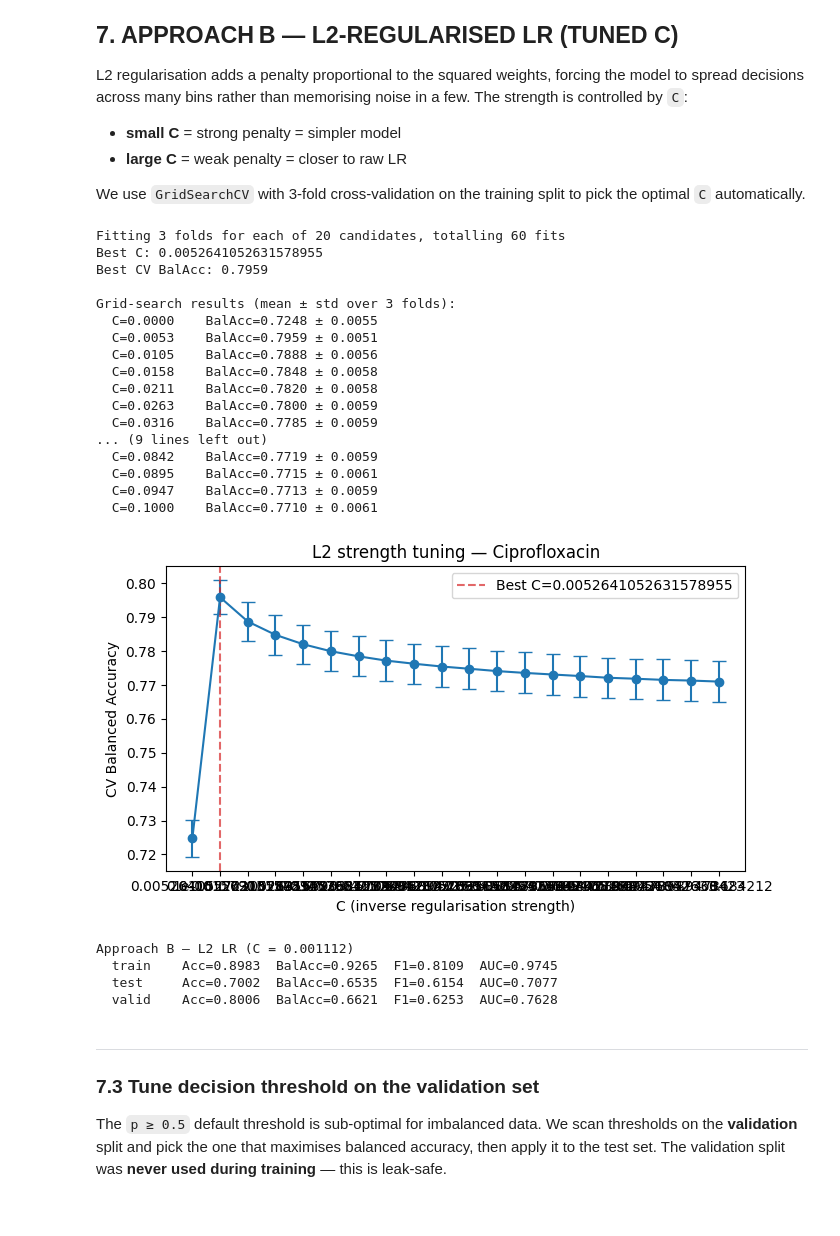
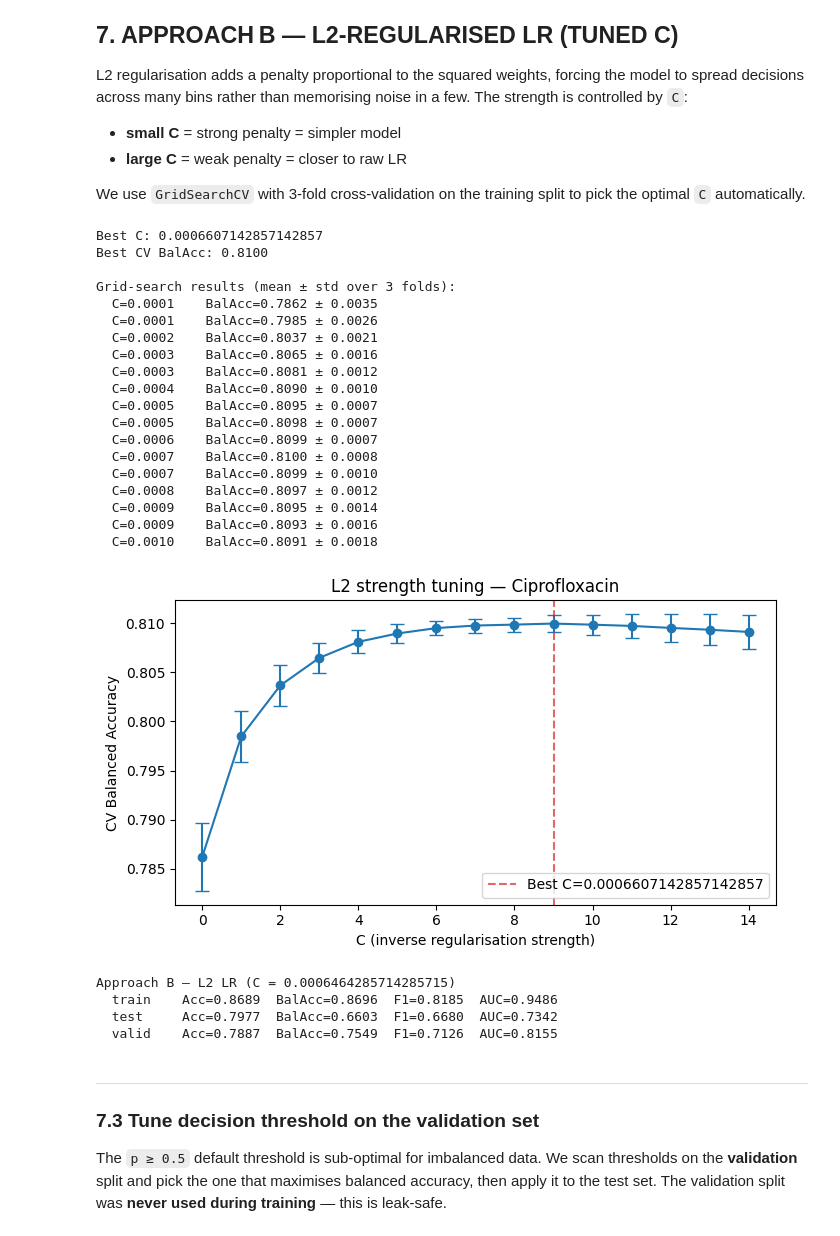
Before and after one commit to asd-standard/maldi-amr-analysis, a Jupyter notebook: 0-0-2-LogisticAnalysis/0-0-2-LogisticAnalysis.ipynb, the cells around one changed output. Saved outputs shown, nothing was run; the diff lists cells and outputs as text; code cells hidden in the pictures.

```diff
--- a/0-0-2-LogisticAnalysis/0-0-2-LogisticAnalysis.ipynb
+++ b/0-0-2-LogisticAnalysis/0-0-2-LogisticAnalysis.ipynb
@@ -77,12 +84,12 @@ np.random.seed(SEED)
 
 # --- Paths ---
 # Local (uncomment if running on your machine)
-DATA_DIR = Path("../../A2018/A2018")
-OUT_DIR  = Path("./results_baremetal")
+#DATA_DIR = Path("../../A2018/A2018")
+#OUT_DIR  = Path("./results_baremetal")
 
 # Colab (uncomment if running on Google Colab)
-# DATA_DIR = Path("/content/drive/MyDrive/Flower/Duroux_D_dirams/A2018/A2018")
-# OUT_DIR  = Path("/content/drive/MyDrive/Flower/Duroux_D_dirams/0-Analysis/0-0-2-LogisticAnalysis/results_baremetal")
+DATA_DIR = Path("/content/drive/MyDrive/Flower/Duroux_D_dirams/A2018/A2018")
+OUT_DIR  = Path("/content/drive/MyDrive/Flower/Duroux_D_dirams/0-Analysis/0-0-2-LogisticAnalysis/results_baremetal")
 
 SPECTRA_PATH   = DATA_DIR / "rawSpectra_data.npy"
 SPLITS_PATH    = DATA_DIR / "data_splits.csv"
@@ -327,8 +334,8 @@ to pick the optimal `C` automatically.
 # -----------------------------------------------------------------------------
 # 7.1  Grid-search the L2 strength C on the training split
 # -----------------------------------------------------------------------------
-
-C_grid = np.linspace(1*10**-6,0.1,20)
+'''
+C_grid = np.linspace(5*10**-5,1*10**-3,15)
 
 grid = GridSearchCV(
     LogisticRegression(penalty="l2", solver="lbfgs", class_weight="balanced", max_iter=5000, random_state=SEED),
@@ -337,52 +344,55 @@ grid = GridSearchCV(
     scoring="roc_auc",   # important for imbalanced data
     n_jobs=1,
     verbose=1,
 )
+
 grid.fit(X_train, y_train)
-
+'''
 print(f"Best C: {grid.best_params_['C']}")
 print(f"Best CV BalAcc: {grid.best_score_:.4f}")
 print()
 print("Grid‑search results (mean ± std over 3 folds):")
 cv_res = pd.DataFrame(grid.cv_results_)
 for _, row in cv_res.iterrows():
     print(f"  C={row['param_C']:<8.4f}  BalAcc={row['mean_test_score']:.4f} ± {row['std_test_score']:.4f}")
 
 # Plot C vs CV score
 fig, ax = plt.subplots(figsize=(7, 4))
 scores = cv_res["mean_test_score"].to_numpy()
 stds = cv_res["std_test_score"].to_numpy()
 ax.errorbar(range(len(C_grid)), scores, yerr=stds, fmt="o-", capsize=5, color="#1f77b4")
-ax.set_xticks(range(len(C_grid)))
-ax.set_xticklabels([str(c) for c in C_grid])
+#ax.set_xticks(range(len(C_grid)))
+#ax.set_xticklabels([str(c) for c in C_grid])
 ax.set_xlabel("C (inverse regularisation strength)")
 ax.set_ylabel("CV Balanced Accuracy")
 ax.set_title(f"L2 strength tuning — {DRUG}")
 best_idx = np.where(C_grid == grid.best_params_["C"])[0][0]
 ax.axvline(best_idx, color="#d62728", ls="--", alpha=0.7, label=f"Best C={grid.best_params_['C']}")
 ax.legend()
 plt.tight_layout()
 plt.savefig(OUT_DIR / "grid_cv_C.pdf", bbox_inches="tight")
 plt.show()
 # %% [output]
-Fitting 3 folds for each of 20 candidates, totalling 60 fits
-Best C: 0.0052641052631578955
-Best CV BalAcc: 0.7959
+Best C: 0.0006607142857142857
+Best CV BalAcc: 0.8100
 
 Grid‑search results (mean ± std over 3 folds):
-  C=0.0000    BalAcc=0.7248 ± 0.0055
-  C=0.0053    BalAcc=0.7959 ± 0.0051
-  C=0.0105    BalAcc=0.7888 ± 0.0056
-  C=0.0158    BalAcc=0.7848 ± 0.0058
-  C=0.0211    BalAcc=0.7820 ± 0.0058
-  C=0.0263    BalAcc=0.7800 ± 0.0059
-  C=0.0316    BalAcc=0.7785 ± 0.0059
-... (9 lines left out)
-  C=0.0842    BalAcc=0.7719 ± 0.0059
-  C=0.0895    BalAcc=0.7715 ± 0.0061
-  C=0.0947    BalAcc=0.7713 ± 0.0059
-  C=0.1000    BalAcc=0.7710 ± 0.0061
+  C=0.0001    BalAcc=0.7862 ± 0.0035
+  C=0.0001    BalAcc=0.7985 ± 0.0026
+  C=0.0002    BalAcc=0.8037 ± 0.0021
+  C=0.0003    BalAcc=0.8065 ± 0.0016
+  C=0.0003    BalAcc=0.8081 ± 0.0012
+  C=0.0004    BalAcc=0.8090 ± 0.0010
+  C=0.0005    BalAcc=0.8095 ± 0.0007
+  C=0.0005    BalAcc=0.8098 ± 0.0007
+  C=0.0006    BalAcc=0.8099 ± 0.0007
+  C=0.0007    BalAcc=0.8100 ± 0.0008
+  C=0.0007    BalAcc=0.8099 ± 0.0010
+  C=0.0008    BalAcc=0.8097 ± 0.0012
+  C=0.0009    BalAcc=0.8095 ± 0.0014
+  C=0.0009    BalAcc=0.8093 ± 0.0016
+  C=0.0010    BalAcc=0.8091 ± 0.0018
-[figure, old version]
+[figure, new version]
 # %%
 # -----------------------------------------------------------------------------
 # 7.2  Evaluate the best L2 model on the held‑out test set
@@ -408,10 +418,10 @@ for split, metrics in results_b.items():
     print(f"  {split:7s}  Acc={metrics['Accuracy']:.4f}  BalAcc={metrics['BalAcc']:.4f}  "
           f"F1={metrics['F1_macro']:.4f}  AUC={metrics['ROC‑AUC']:.4f}")
 # %% [output]
-Approach B — L2 LR (C = 0.001112)
-  train    Acc=0.8983  BalAcc=0.9265  F1=0.8109  AUC=0.9745
-  test     Acc=0.7002  BalAcc=0.6535  F1=0.6154  AUC=0.7077
-  valid    Acc=0.8006  BalAcc=0.6621  F1=0.6253  AUC=0.7628
+Approach B — L2 LR (C = 0.0006464285714285715)
+  train    Acc=0.8689  BalAcc=0.8696  F1=0.8185  AUC=0.9486
+  test     Acc=0.7977  BalAcc=0.6603  F1=0.6680  AUC=0.7342
+  valid    Acc=0.7887  BalAcc=0.7549  F1=0.7126  AUC=0.8155
 # %% [markdown]
 ---
 ### 7.3  Tune decision threshold on the validation set
```
Also changed, not shown: parts of 18 cells of this notebook, 2 other files.
